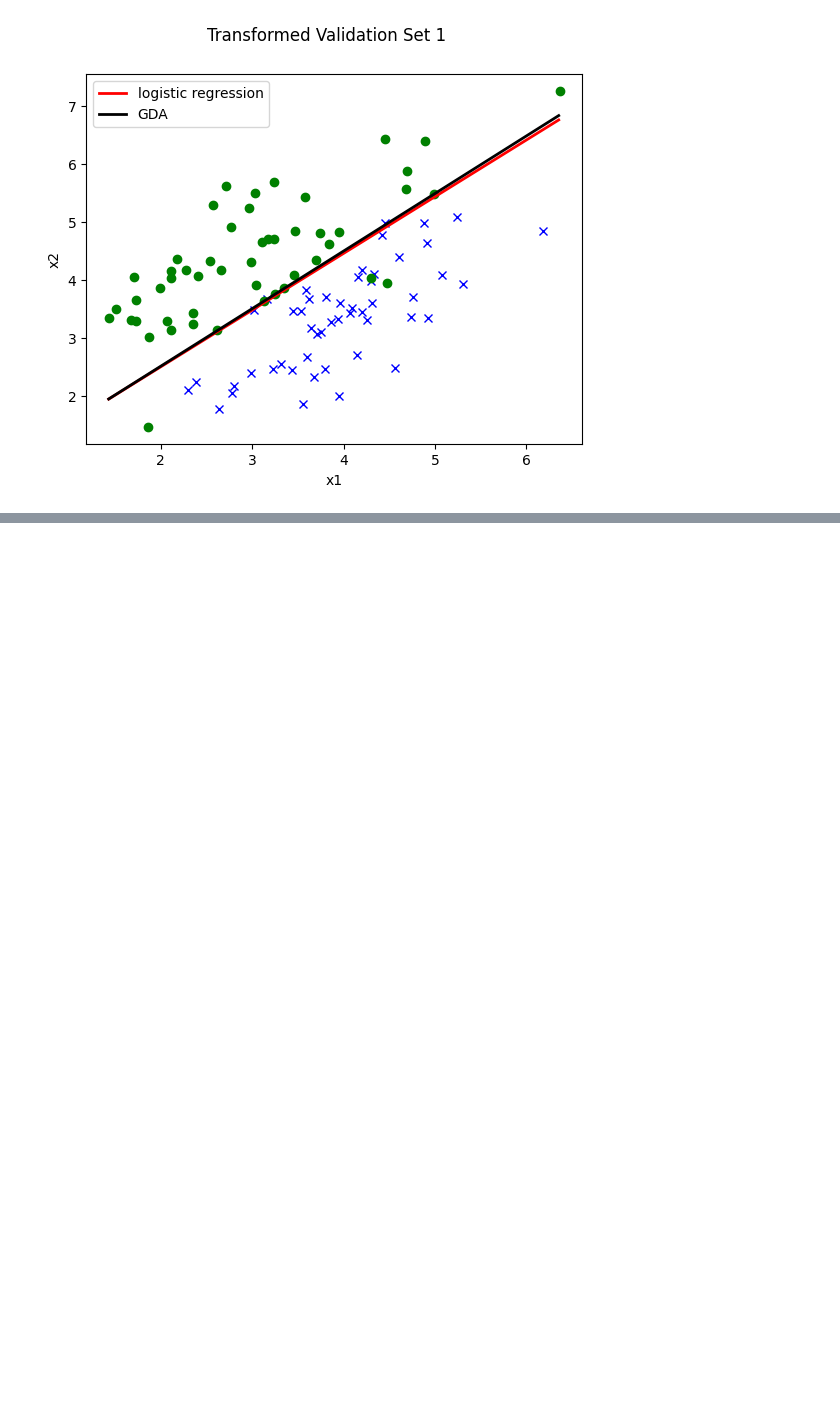
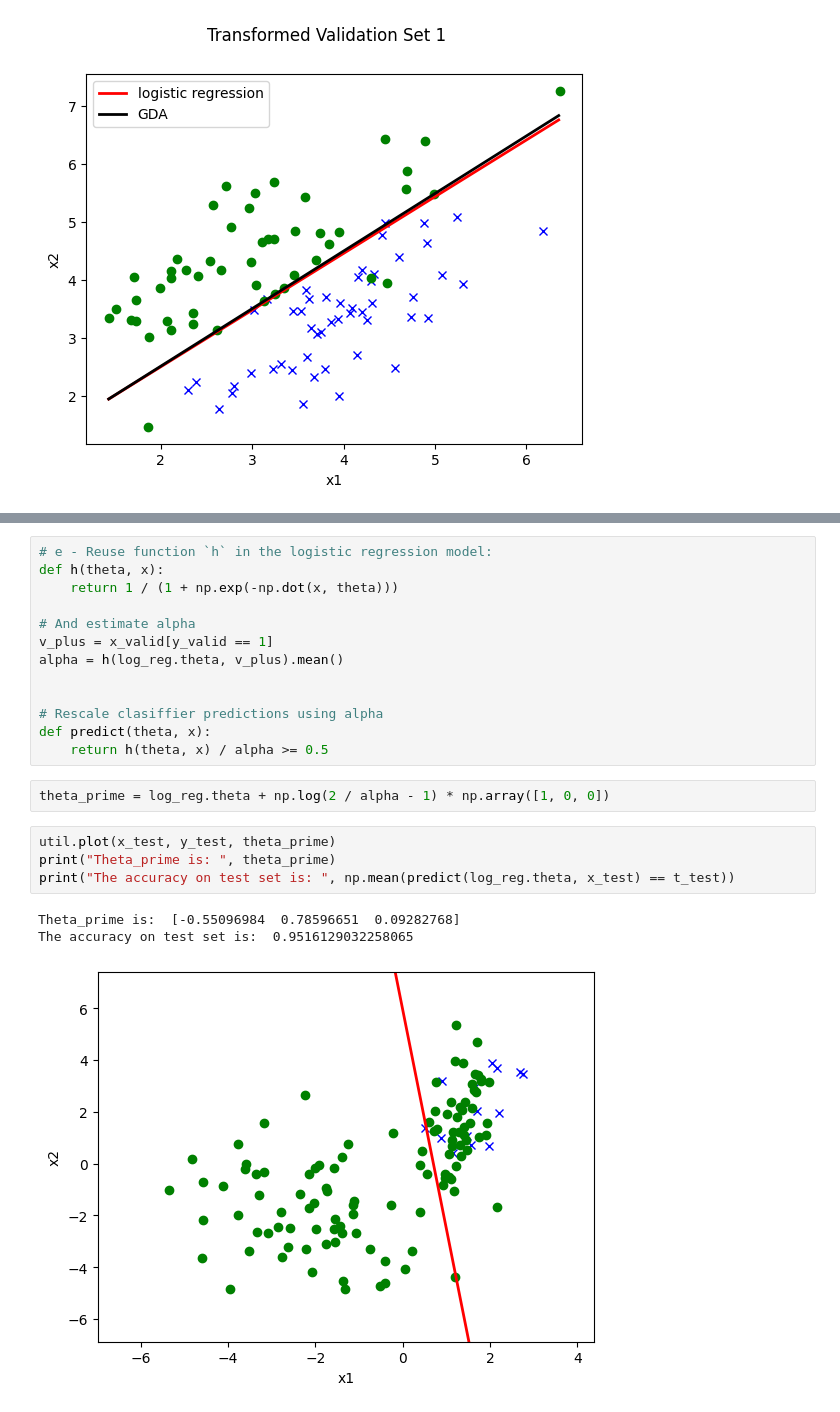
Before and after one commit to mateuszcedro/cs229-2018-autumn, a Jupyter notebook: problem_sets/PS1/mine_ps1/mine_ps1.ipynb, the cells around one changed output, grey strips where cells are left out. Drawn from its saved outputs; the diff is of its cells as text; blank space fills up the shorter version.

```diff
--- a/problem_sets/PS1/mine_ps1/mine_ps1.ipynb
+++ b/problem_sets/PS1/mine_ps1/mine_ps1.ipynb
@@ -300,0 +437,23 @@ plot(transformed_x_valid, y_valid, theta_1=log_reg.theta, legend_1='logistic reg
+# %%
+# e - Reuse function `h` in the logistic regression model:
+def h(theta, x):
+    return 1 / (1 + np.exp(-np.dot(x, theta)))
+
+# And estimate alpha
+v_plus = x_valid[y_valid == 1]
+alpha = h(log_reg.theta, v_plus).mean()
+
+
+# Rescale clasiffier predictions using alpha
+def predict(theta, x):
+    return h(theta, x) / alpha >= 0.5
+# %%
+theta_prime = log_reg.theta + np.log(2 / alpha - 1) * np.array([1, 0, 0])
+# %%
+util.plot(x_test, y_test, theta_prime)
+print("Theta_prime is: ", theta_prime)
+print("The accuracy on test set is: ", np.mean(predict(log_reg.theta, x_test) == t_test))
+# %% [output]
+Theta_prime is:  [-0.55096984  0.78596651  0.09282768]
+The accuracy on test set is:  0.9516129032258065
+[figure, added]
```
Also changed, not shown: parts of 10 cells of this notebook.
